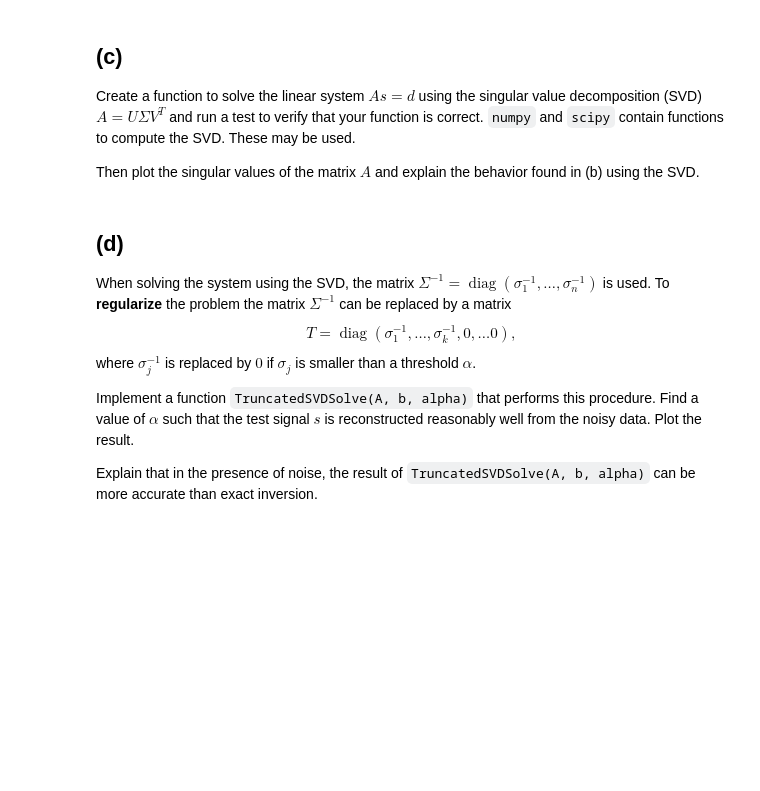
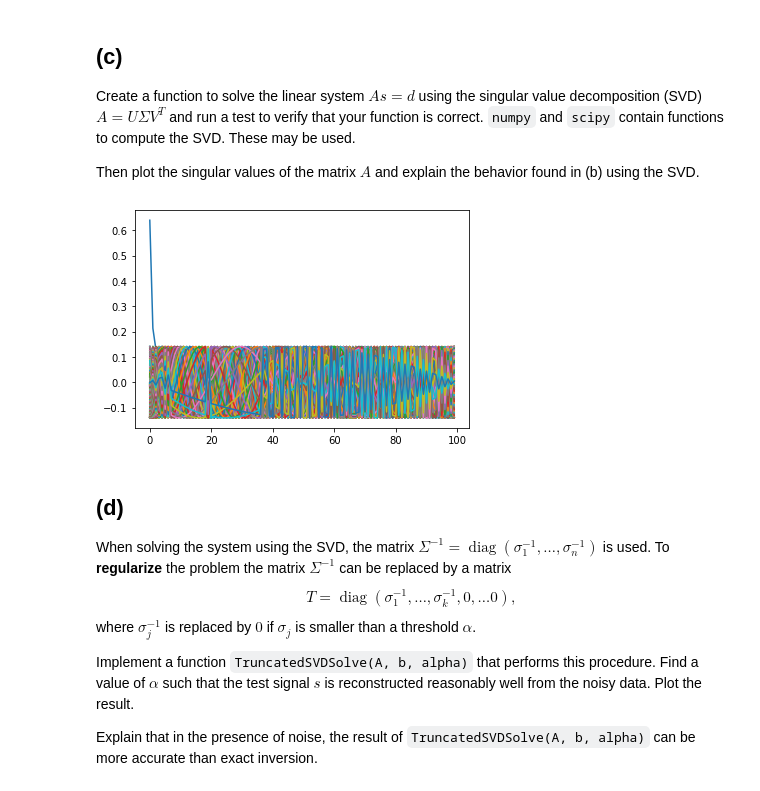
Before and after one commit to JaccovanWijk/NAHomework, a Jupyter notebook: Homework 3/Jacco.ipynb, the cells around one changed output. Saved outputs shown, nothing was run; the diff lists cells and outputs as text; code cells hidden in the pictures; blank space fills up the shorter version.

```diff
--- a/Homework 3/Jacco.ipynb
+++ b/Homework 3/Jacco.ipynb
@@ -58,6 +97,19 @@ Create a function to solve the linear system $A s = d$ using the singular value
 Then plot the singular values of the matrix $A$ and explain the behavior found in (b) using the SVD.
 # %%
 # YOUR CODE HERE
+def solve(s, n):
+    # ||As - d|| minimal => ||UEV^Ts - d|| minimal, multiply by U^T and set V^Ts = y => ||Ey - U^Td|| minimal
+    h = 1/n
+    A = np.tril(h*np.ones((n,n)))
+    u,singular,vh = np.linalg.svd(A, full_matrices=True)
+    plt.plot(A)
+    plt.plot(u)
+    plt.plot(singular)
+    plt.plot(vh)
+
+solve(s,n)
+# %% [output]
+[figure, added]
 # %% [markdown]
 ## (d)
 When solving the system using the SVD, the matrix $\Sigma^{-1} =
```
Also changed, not shown: parts of 2 cells of this notebook.
